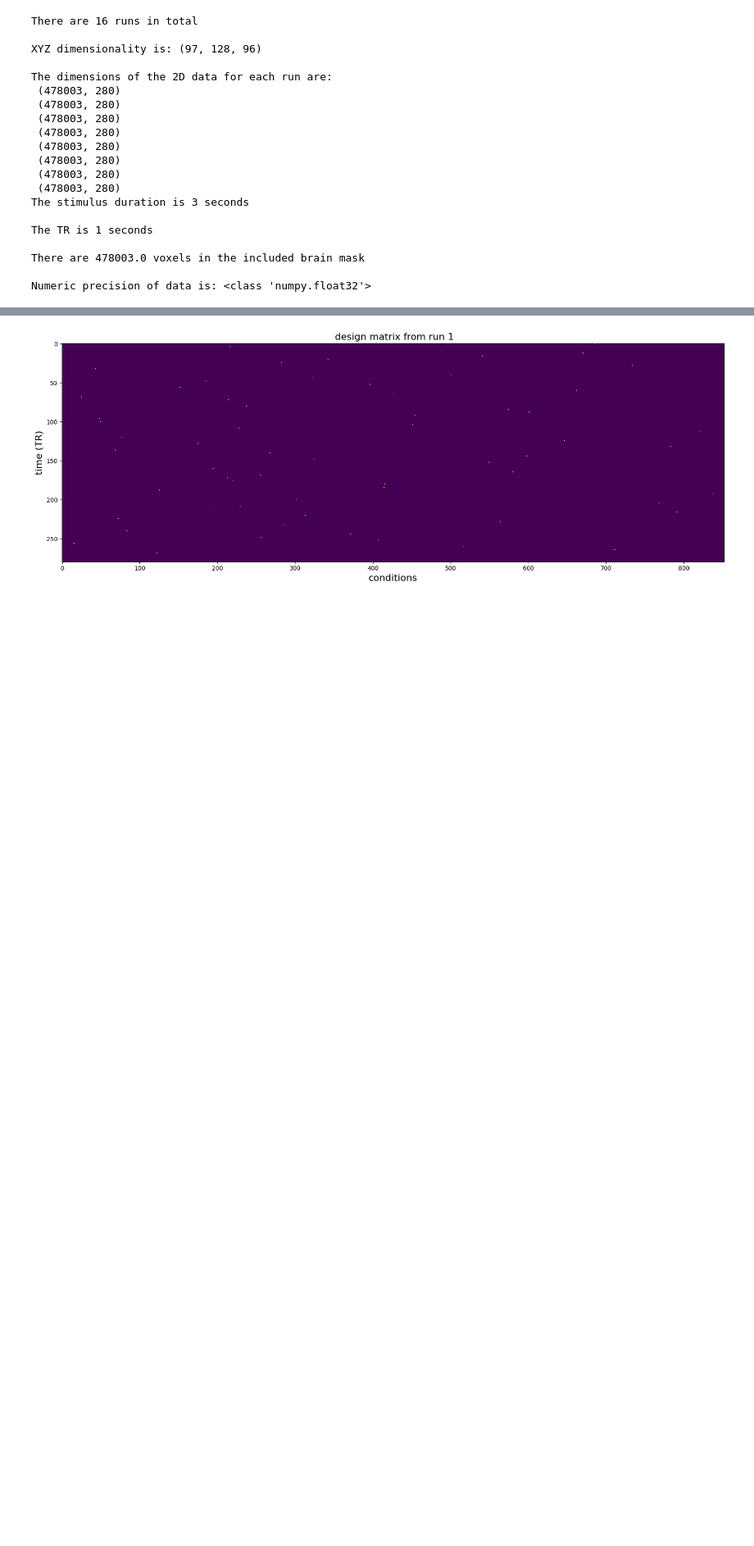
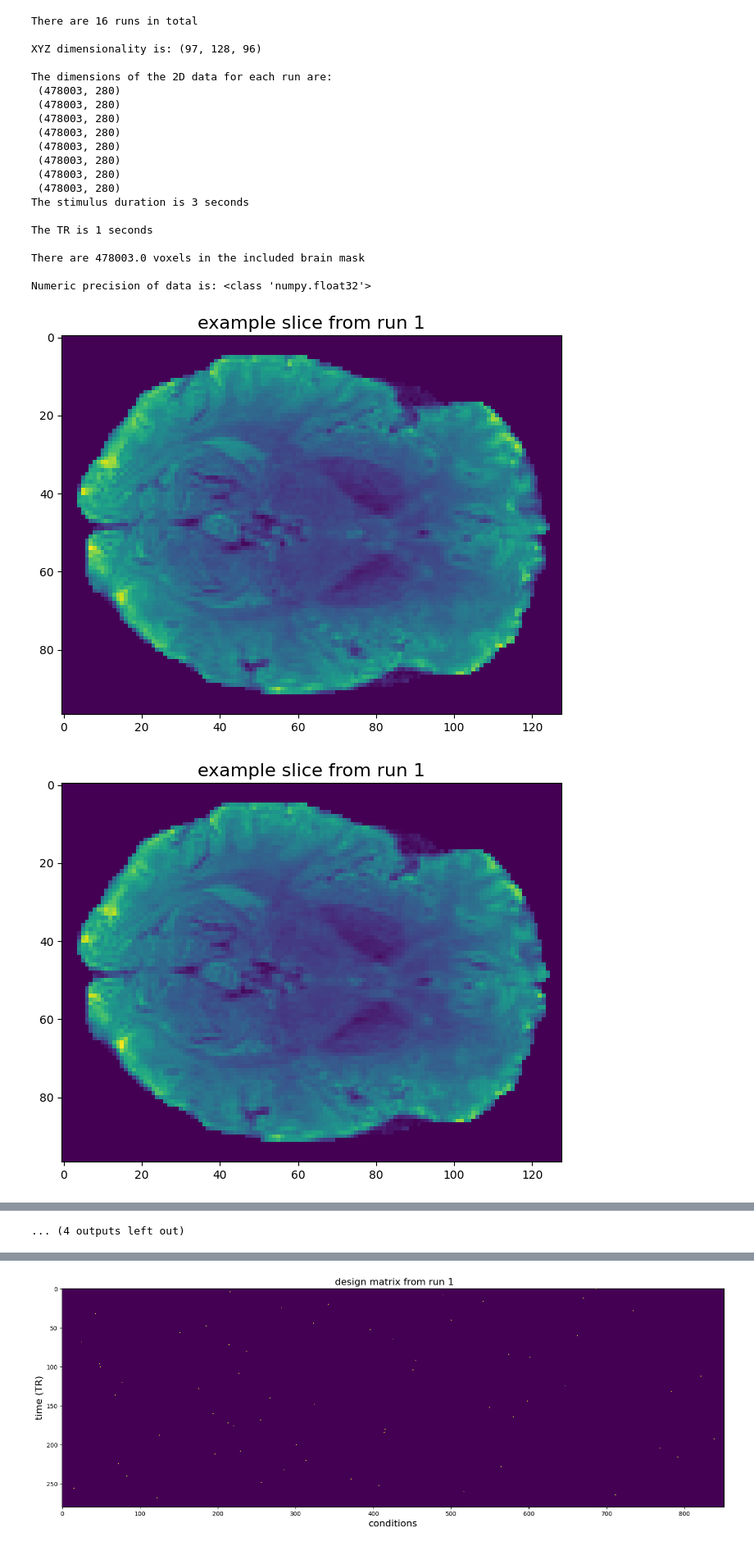
Before and after one commit to rishab-iyer1/mindeye_preproc, a Jupyter notebook: analysis/GLMsingle.ipynb, the cells around one changed output, grey strips where cells are left out. Shown at 82% size. Drawn from its saved outputs; the diff is of its cells as text; code cells hidden in the pictures; blank space fills up the shorter version.

```diff
--- a/analysis/GLMsingle.ipynb
+++ b/analysis/GLMsingle.ipynb
@@ -531,0 +556,20 @@ Numeric precision of data is: <class 'numpy.float32'>
+# %%
+# plot example slice from run 1 and run 16
+# first, we need to unmask the data to get it back into 3D/4D format:
+z = 46
+for runnum in range(16):
+    X = nilearn.masking.unmask(data_upsampled[runnum].T, avg_mask)
+    run = X.get_fdata()
+
+    plt.figure(figsize=(20,6))
+    plt.subplot(121)
+    plt.imshow(run[:,:,z,0])
+    plt.title('example slice from run 1',fontsize=16)
+
+    # plt.figure(figsize=(20,6))
+    # plt.subplot(121)
+    # plt.imshow(run16[:,:,z,8])
+    # plt.title('example slice from run 9',fontsize=16)
+# %% [output]
+[figure, added]
+[figure, added]
@@ -532,3 +586,4 @@ Numeric precision of data is: <class 'numpy.float32'>
+... (4 outputs left out)
 # %%
 # plot example slice from run 1 and run 16
 # first, we need to unmask the data to get it back into 3D/4D format:
```
Also changed, not shown: parts of 41 cells of this notebook, 3 other files.
